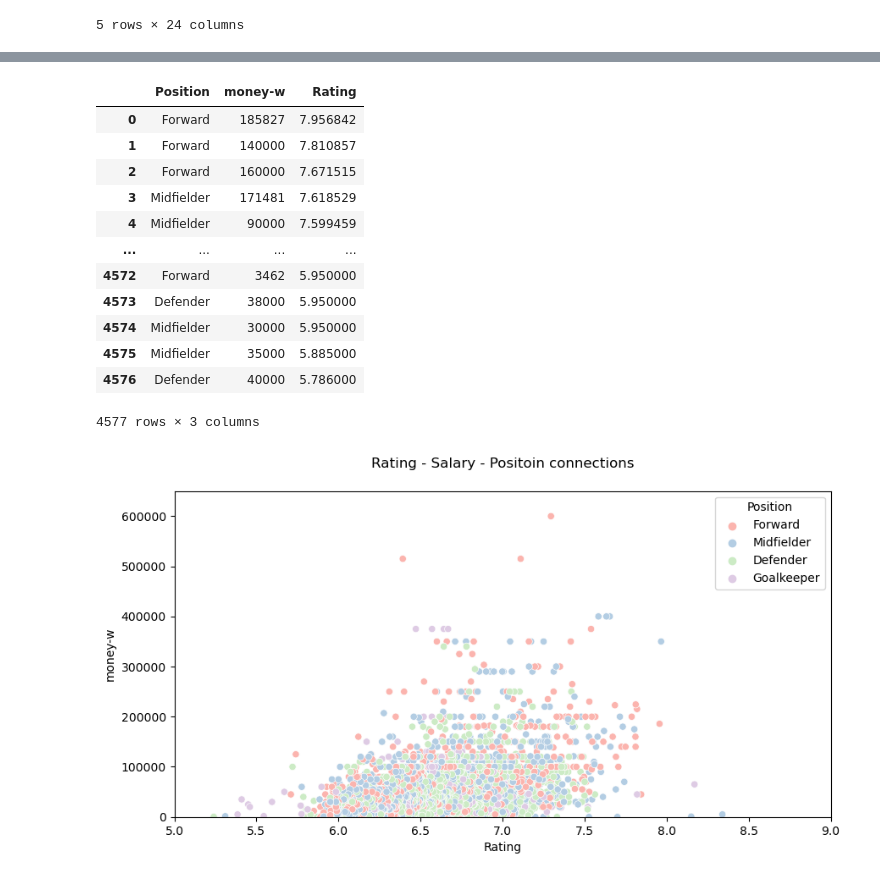
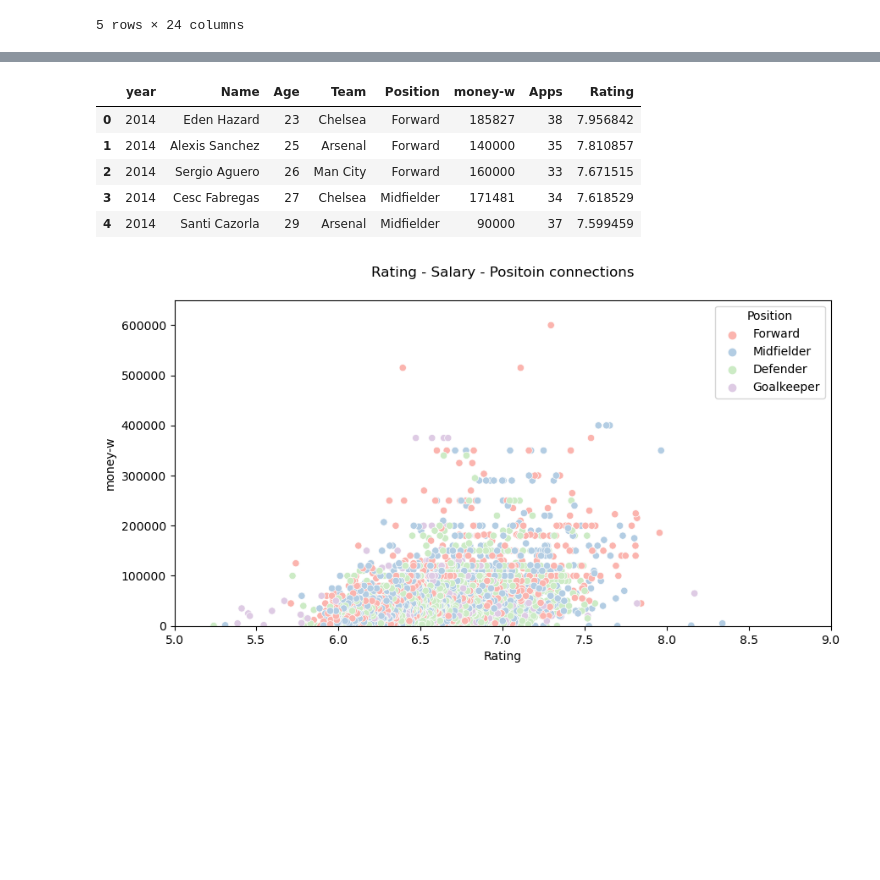
Before and after one commit to LEEINSEO-0118/EPL_EDA_Project, a Jupyter notebook: stat_salary.ipynb, the cells around one changed output, grey strips where cells are left out. Drawn from its saved outputs; the diff is of its cells as text; code cells hidden in the pictures; blank space fills up the shorter version.

```diff
--- a/stat_salary.ipynb
+++ b/stat_salary.ipynb
@@ -128,7 +128,7 @@ stats.head()
 | 4 | Santi Cazorla | Arsenal | 38 | Midfielder | 37 | 2992 | 7 | 11 | 2.513514 | 2.108108 | ... | ... |
 5 rows × 24 columns
 # %%
-# merge를 위한 데이터와 Rating 값만 추출
-rating = stats[['Name', 'year', 'Rating']]
+# merge를 위한 데이터와 Rating, Apps 값만 추출
+rating = stats[['Name', 'year', 'Apps','Rating']]
 rating
 # %% [output]
@@ -148,20 +148,13 @@ rating
 # %%
 # player_salary와 rating 데이터 merge
 salary_rating = pd.merge(player_salary, rating, left_on = ['Name', 'year'], right_on = ['Name', 'year'])
-salary_rating[['Position', 'money-w', 'Rating']]
+salary_rating.head()
 # %% [output]
-|  | Position | money-w | Rating |
-| 0 | Forward | 185827 | 7.956842 |
-| 1 | Forward | 140000 | 7.810857 |
-| 2 | Forward | 160000 | 7.671515 |
-| 3 | Midfielder | 171481 | 7.618529 |
-| 4 | Midfielder | 90000 | 7.599459 |
-| ... | ... | ... | ... |
-| 4572 | Forward | 3462 | 5.950000 |
-| 4573 | Defender | 38000 | 5.950000 |
-| 4574 | Midfielder | 30000 | 5.950000 |
-| 4575 | Midfielder | 35000 | 5.885000 |
-| 4576 | Defender | 40000 | 5.786000 |
+|  | year | Name | Age | Team | Position | money-w | Apps | Rating |
+| 0 | 2014 | Eden Hazard | 23 | Chelsea | Forward | 185827 | 38 | 7.956842 |
+| 1 | 2014 | Alexis Sanchez | 25 | Arsenal | Forward | 140000 | 35 | 7.810857 |
+| 2 | 2014 | Sergio Aguero | 26 | Man City | Forward | 160000 | 33 | 7.671515 |
+| 3 | 2014 | Cesc Fabregas | 27 | Chelsea | Midfielder | 171481 | 34 | 7.618529 |
+| 4 | 2014 | Santi Cazorla | 29 | Arsenal | Midfielder | 90000 | 37 | 7.599459 |
-4577 rows × 3 columns
 # %%
 # Rating점수와 Salary의 관계성
```
Also changed, not shown: parts of 2 cells of this notebook.
